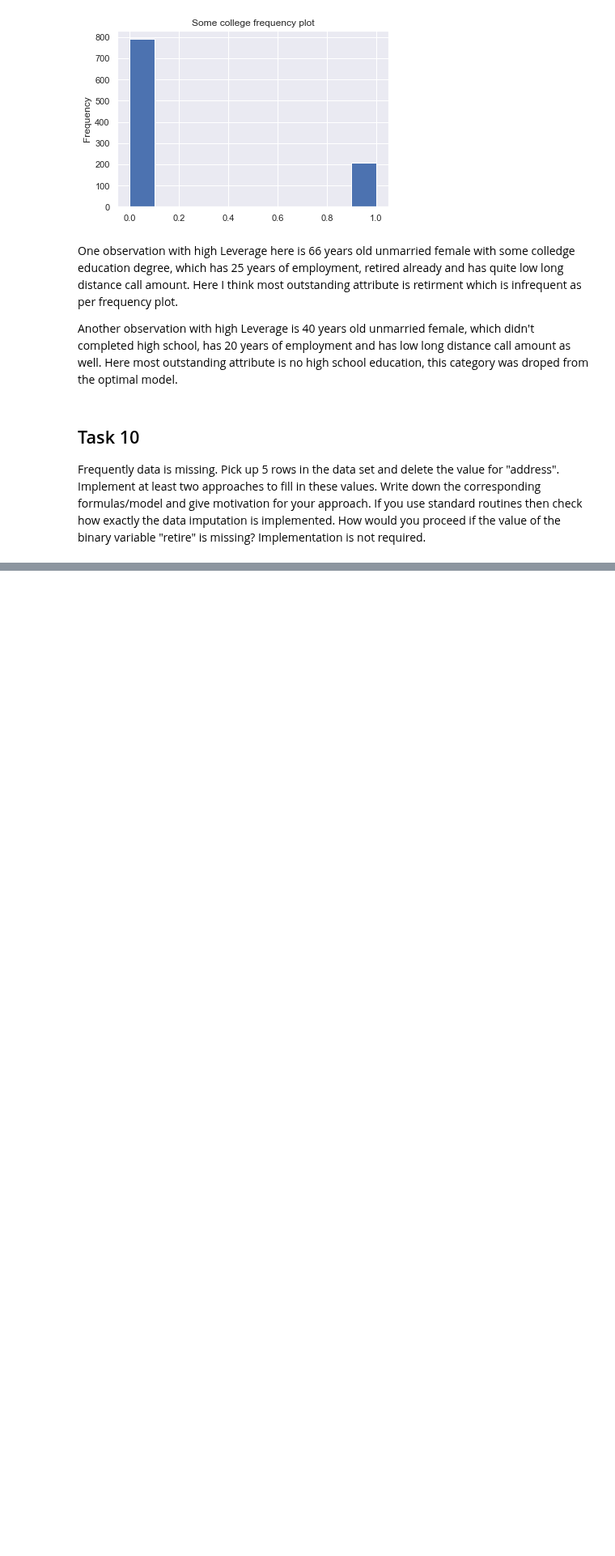
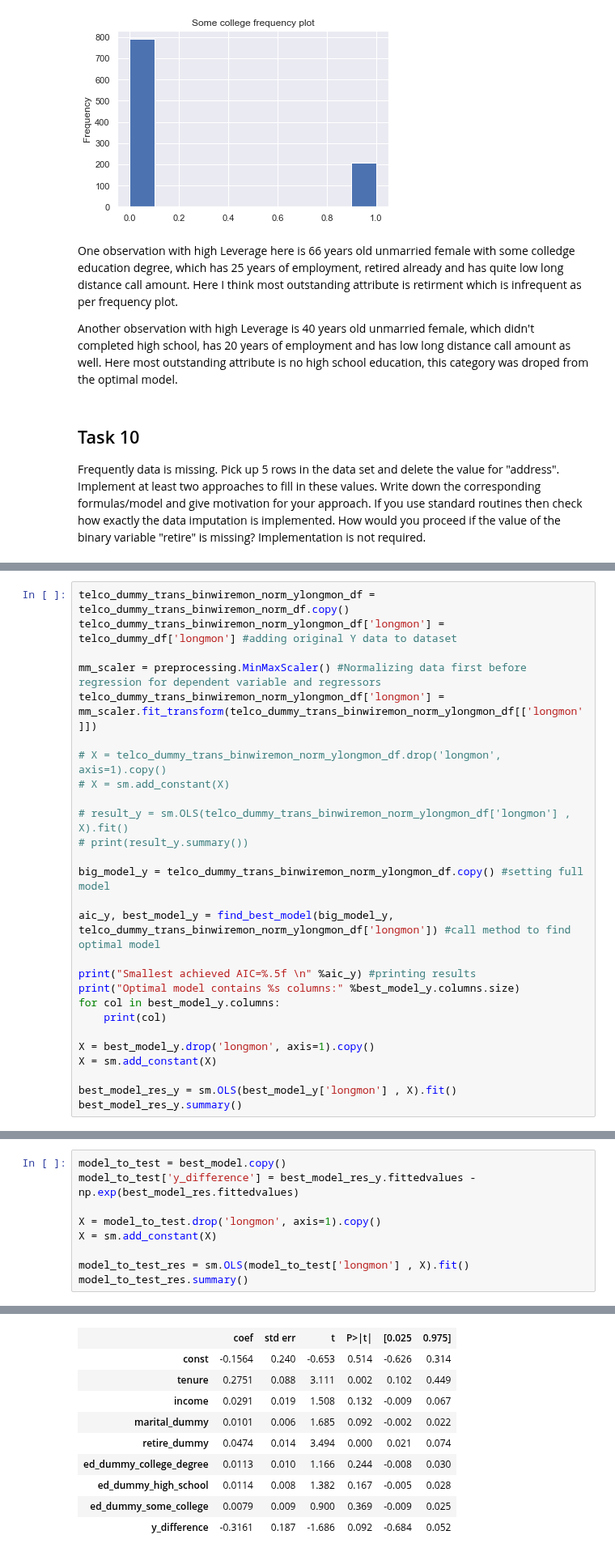
Before and after one commit to kai-wren/Statistic, a Jupyter notebook: Assignment 2.ipynb, the cells around one changed output, grey strips where cells are left out. Shown at 81% size. Cells and saved outputs as stored; diff of their text form; blank space fills up the shorter version.

```diff
--- a/Assignment 2.ipynb
+++ b/Assignment 2.ipynb
@@ -632,0 +737,27 @@ Name: address, Length: 1000, dtype: float64
+# %%
+telco_dummy_trans_binwiremon_norm_ylongmon_df = telco_dummy_trans_binwiremon_norm_df.copy()
+telco_dummy_trans_binwiremon_norm_ylongmon_df['longmon'] = telco_dummy_df['longmon'] #adding original Y data to dataset
+
+mm_scaler = preprocessing.MinMaxScaler() #Normalizing data first before regression for dependent variable and regressors
+telco_dummy_trans_binwiremon_norm_ylongmon_df['longmon'] = mm_scaler.fit_transform(telco_dummy_trans_binwiremon_norm_ylongmon_df[['longmon']])
+
+# X = telco_dummy_trans_binwiremon_norm_ylongmon_df.drop('longmon', axis=1).copy()
+# X = sm.add_constant(X)
+
+# result_y = sm.OLS(telco_dummy_trans_binwiremon_norm_ylongmon_df['longmon'] , X).fit()
+# print(result_y.summary())
+
+big_model_y = telco_dummy_trans_binwiremon_norm_ylongmon_df.copy() #setting full model
+
+aic_y, best_model_y = find_best_model(big_model_y, telco_dummy_trans_binwiremon_norm_ylongmon_df['longmon']) #call method to find optimal model
+
+print("Smallest achieved AIC=%.5f \n" %aic_y) #printing results
+print("Optimal model contains %s columns:" %best_model_y.columns.size)
+for col in best_model_y.columns:
+    print(col)
+
+X = best_model_y.drop('longmon', axis=1).copy()
+X = sm.add_constant(X)
+
+best_model_res_y = sm.OLS(best_model_y['longmon'] , X).fit()
+best_model_res_y.summary()
@@ -632,0 +801,10 @@ Name: address, Length: 1000, dtype: float64
+# %%
+model_to_test = best_model.copy()
+model_to_test['y_difference'] = best_model_res_y.fittedvalues - np.exp(best_model_res.fittedvalues)
+
+X = model_to_test.drop('longmon', axis=1).copy()
+X = sm.add_constant(X)
+
+model_to_test_res = sm.OLS(model_to_test['longmon'] , X).fit()
+model_to_test_res.summary()
+# %% [output]
@@ -632,0 +821,10 @@ Name: address, Length: 1000, dtype: float64
+|  | coef | std err | t | P>|t| | [0.025 | 0.975] |
+| const | -0.1564 | 0.240 | -0.653 | 0.514 | -0.626 | 0.314 |
+| tenure | 0.2751 | 0.088 | 3.111 | 0.002 | 0.102 | 0.449 |
+| income | 0.0291 | 0.019 | 1.508 | 0.132 | -0.009 | 0.067 |
+| marital_dummy | 0.0101 | 0.006 | 1.685 | 0.092 | -0.002 | 0.022 |
+| retire_dummy | 0.0474 | 0.014 | 3.494 | 0.000 | 0.021 | 0.074 |
+| ed_dummy_college_degree | 0.0113 | 0.010 | 1.166 | 0.244 | -0.008 | 0.030 |
+| ed_dummy_high_school | 0.0114 | 0.008 | 1.382 | 0.167 | -0.005 | 0.028 |
+| ed_dummy_some_college | 0.0079 | 0.009 | 0.900 | 0.369 | -0.009 | 0.025 |
+| y_difference | -0.3161 | 0.187 | -1.686 | 0.092 | -0.684 | 0.052 |
```
Also changed, not shown: parts of 19 cells of this notebook.
